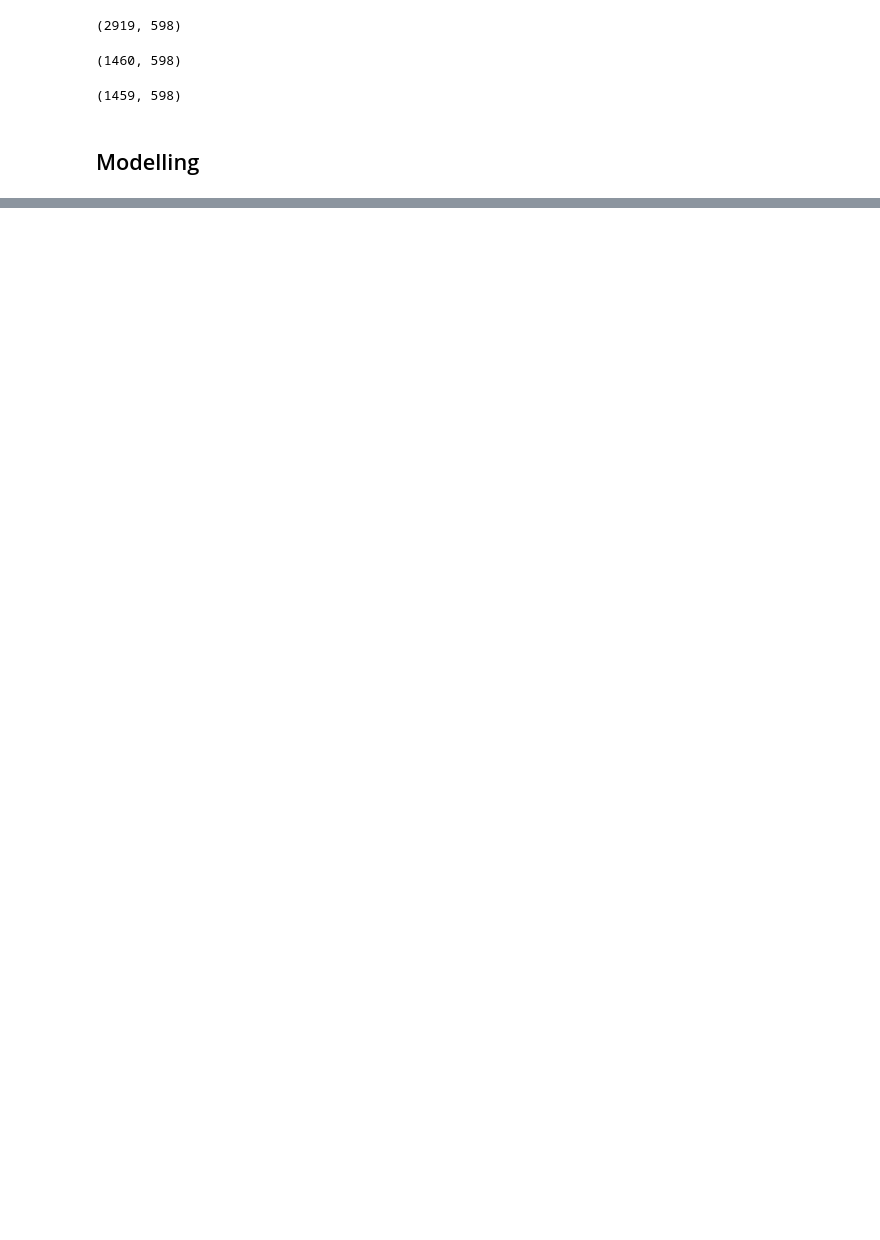
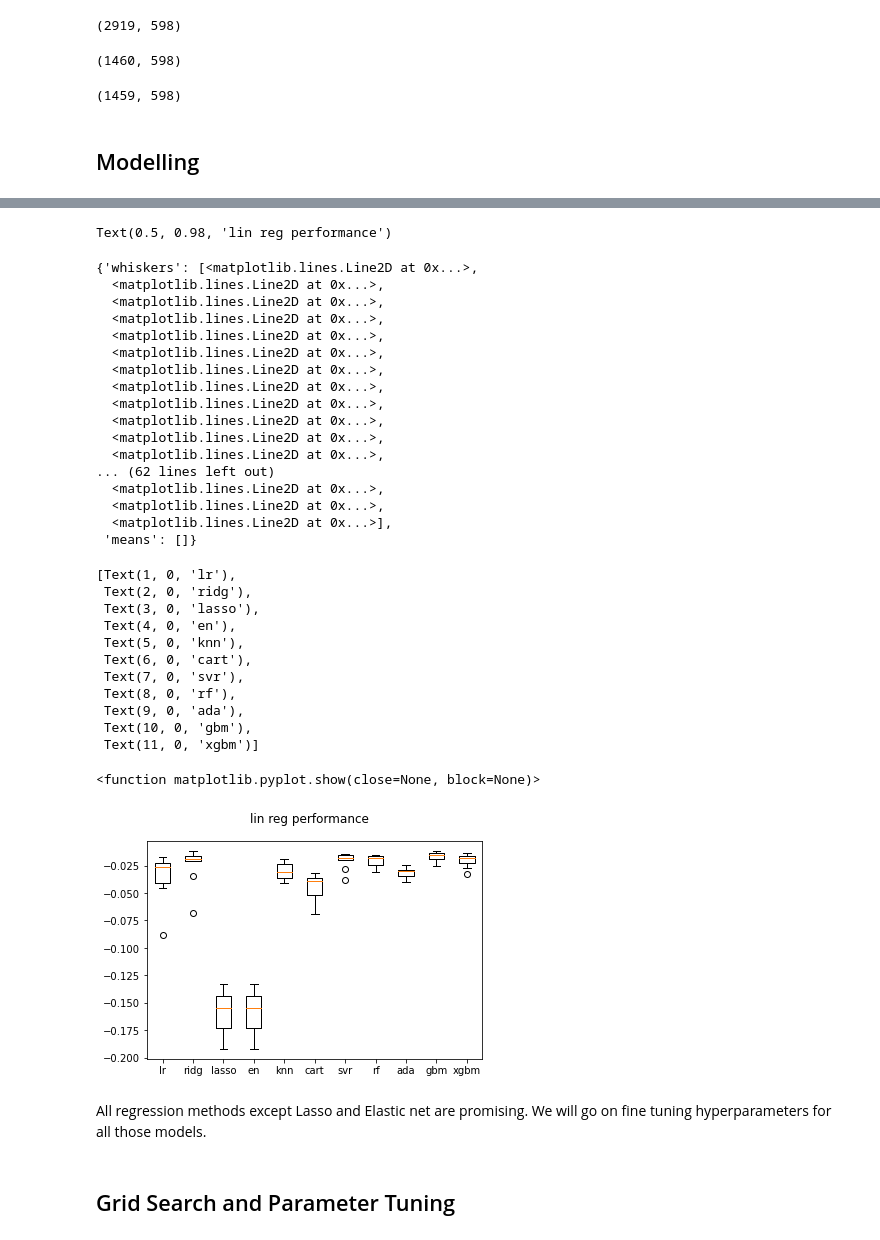
Before and after one commit to pkthufail/PortfolioProjects, a Jupyter notebook: Housing Price Competition.ipynb, the cells around one changed output, grey strips where cells are left out. Drawn from its saved outputs; the diff is of its cells as text; code cells hidden in the pictures; blank space fills up the shorter version.

```diff
--- a/Housing Price Competition.ipynb
+++ b/Housing Price Competition.ipynb
@@ -346,0 +459,12 @@ X_test.shape
+# %%
+models = []
+models.append(('lr', LinearRegression()))
+models.append(('ridge', Ridge()))
+models.append(('lasso', Lasso()))
+models.append(('en', ElasticNet()))
+models.append(('knn', KNeighborsRegressor()))
+models.append(('svr', SVR()))
+models.append(('rf', RandomForestRegressor()))
+models.append(('ada', AdaBoostRegressor()))
+models.append(('gbm', GradientBoostingRegressor()))
+models.append(('xgbm', XGBRegressor()))
@@ -346,0 +473,16 @@ X_test.shape
+# %%
+num_folds = 10
+seed = 45
+scoring = 'neg_mean_squared_error'
+# %%
+
+results = []
+names = []
+for name, model in models:
+    kfold = KFold(n_splits = num_folds, random_state = seed,
+                 shuffle= True)
+    cv_results = cross_val_score(model, X_train_full, y,
+                                cv = kfold, scoring = scoring)
+    results.append(cv_results)
+    names.append(name)
+    print(f"{name} {cv_results.mean()} {cv_results.std()}")
@@ -346,0 +501,43 @@ X_test.shape
+# %%
+fig = plt.figure()
+fig.suptitle("lin reg performance")
+ax = fig.add_subplot(111)
+plt.boxplot(results)
+ax.set_xticklabels(names)
+plt.show
+# %% [output]
+Text(0.5, 0.98, 'lin reg performance')
+{'whiskers': [<matplotlib.lines.Line2D at 0x...>,
+  <matplotlib.lines.Line2D at 0x...>,
+  <matplotlib.lines.Line2D at 0x...>,
+  <matplotlib.lines.Line2D at 0x...>,
+  <matplotlib.lines.Line2D at 0x...>,
+  <matplotlib.lines.Line2D at 0x...>,
+  <matplotlib.lines.Line2D at 0x...>,
+  <matplotlib.lines.Line2D at 0x...>,
+  <matplotlib.lines.Line2D at 0x...>,
+  <matplotlib.lines.Line2D at 0x...>,
+  <matplotlib.lines.Line2D at 0x...>,
+  <matplotlib.lines.Line2D at 0x...>,
+... (62 lines left out)
+  <matplotlib.lines.Line2D at 0x...>,
+  <matplotlib.lines.Line2D at 0x...>,
+  <matplotlib.lines.Line2D at 0x...>],
+ 'means': []}
+[Text(1, 0, 'lr'),
+ Text(2, 0, 'ridg'),
+ Text(3, 0, 'lasso'),
+ Text(4, 0, 'en'),
+ Text(5, 0, 'knn'),
+ Text(6, 0, 'cart'),
+ Text(7, 0, 'svr'),
+ Text(8, 0, 'rf'),
+ Text(9, 0, 'ada'),
+ Text(10, 0, 'gbm'),
+ Text(11, 0, 'xgbm')]
+<function matplotlib.pyplot.show(close=None, block=None)>
+[figure, added]
+# %% [markdown]
+All regression methods except Lasso and Elastic net are promising. We will go on fine tuning hyperparameters for all those models.
+# %% [markdown]
+## Grid Search and Parameter Tuning
```
Also changed, not shown: parts of 84 cells of this notebook.
